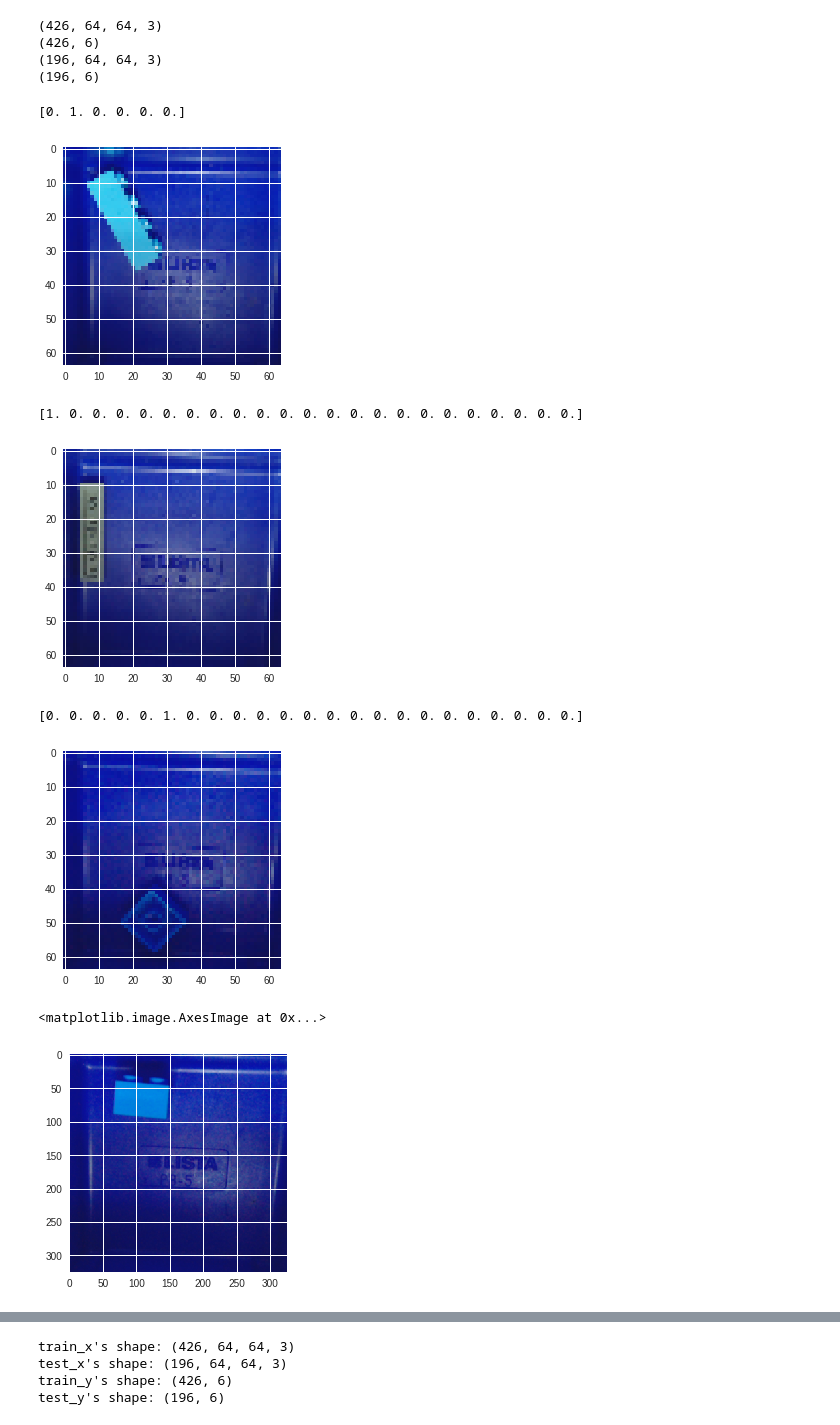
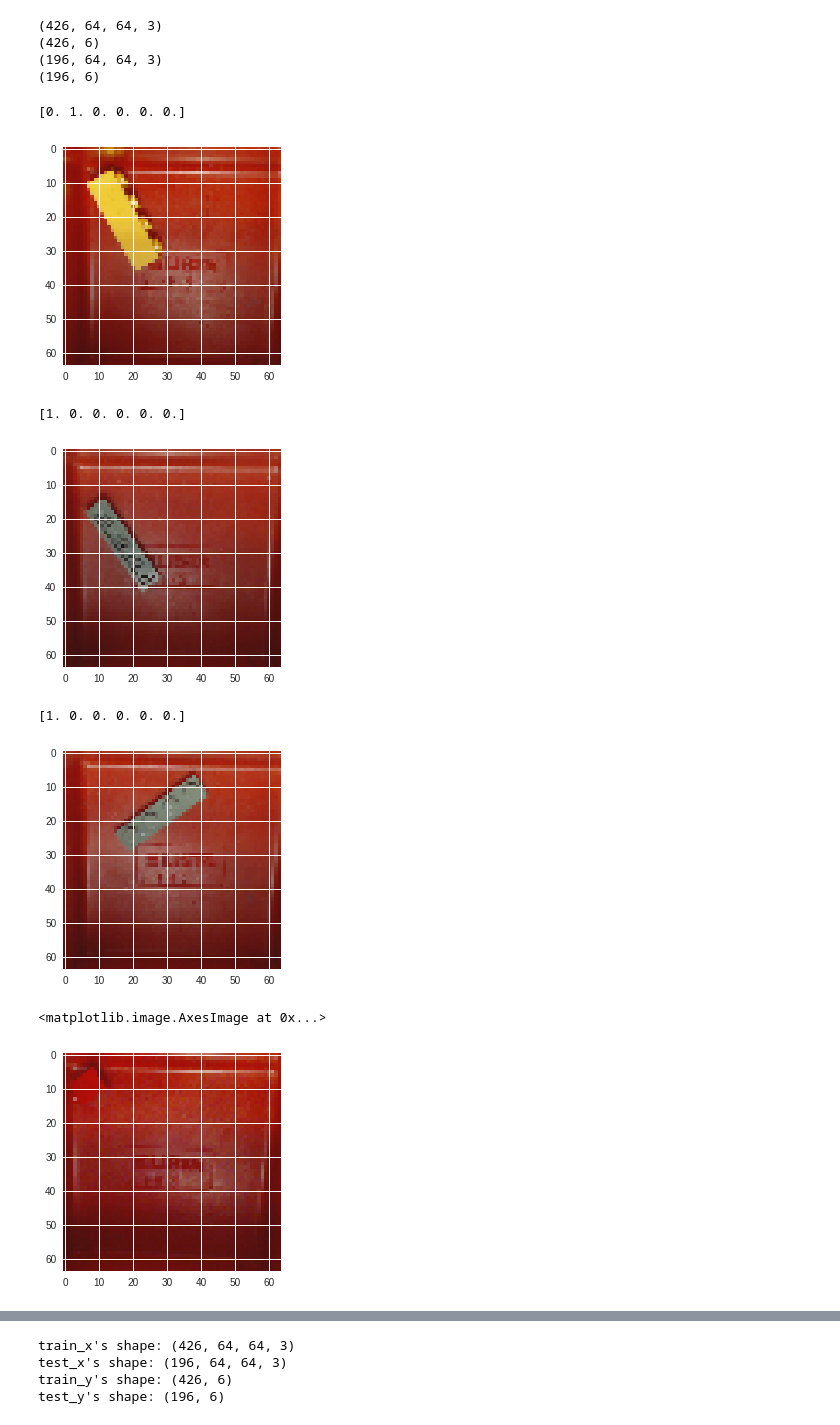
Before and after one commit to tylerlum/Tray_Image_Classifier_A, a Jupyter notebook: Tray_Image_Classifier_B.ipynb, the cells around one changed output, grey strips where cells are left out. Drawn from its saved outputs; the diff is of its cells as text; code cells hidden in the pictures.

```diff
--- a/Tray_Image_Classifier_B.ipynb
+++ b/Tray_Image_Classifier_B.ipynb
@@ -122,6 +129,6 @@ for type in types:
 # %%
 # Convert pngs into numpy arrays in full_dataset dict
-%cd /content/tray-data/data_HiRes/single
+%cd /content/tray-data/data_LoRes/single
 import os
 full_dataset = {}
 P = 0
@@ -130,6 +137,7 @@ for directory in os.listdir('.'):
   y_data = []
   for png in os.listdir('/content/tray-data/data_LoRes/single/' + directory):
     im = cv2.imread('/content/tray-data/data_LoRes/single/' + directory + '/' + png)
+    im = cv2.cvtColor(im, cv2.COLOR_BGR2RGB)
     x_data.append(im)
     a = np.zeros((len(types), 1))
     a[one_hot_encode[directory]] = 1
@@ -227,7 +235,7 @@ plt.imshow(X_train[index])
 print(Y_train[index, :])
 # %% [output]
 [0. 1. 0. 0. 0. 0.]
-[figure, old version]
+[figure, new version]
 # %%
 # Randomize order in datasets (TODO: shuffle earlier on, so mix train and test)
 import random
@@ -269,22 +277,22 @@ index = 12
 plt.imshow(X_test[index])
 print(Y_test[index, :])
 # %% [output]
-[1. 0. 0. 0. 0. 0. 0. 0. 0. 0. 0. 0. 0. 0. 0. 0. 0. 0. 0. 0. 0. 0. 0.]
+[1. 0. 0. 0. 0. 0.]
-[figure, old version]
+[figure, new version]
 # %%
 # Example view train image and label
 index = 160
 plt.imshow(X_train[index])
 print(Y_train[index, :])
 # %% [output]
-[0. 0. 0. 0. 0. 1. 0. 0. 0. 0. 0. 0. 0. 0. 0. 0. 0. 0. 0. 0. 0. 0. 0.]
+[1. 0. 0. 0. 0. 0.]
-[figure, old version]
+[figure, new version]
 # %%
 # Compare to full_dataset image and label
-plt.imshow(full_dataset['L06_x'][0])
+plt.imshow(full_dataset['L03_x'][0])
 # %% [output]
 <matplotlib.image.AxesImage at 0x...>
-[figure, old version]
+[figure, new version]
 # %%
 # Standardize data to have feature values between 0 and 1.
 train_x = X_train/255.
```
Also changed, not shown: parts of 15 cells of this notebook.
